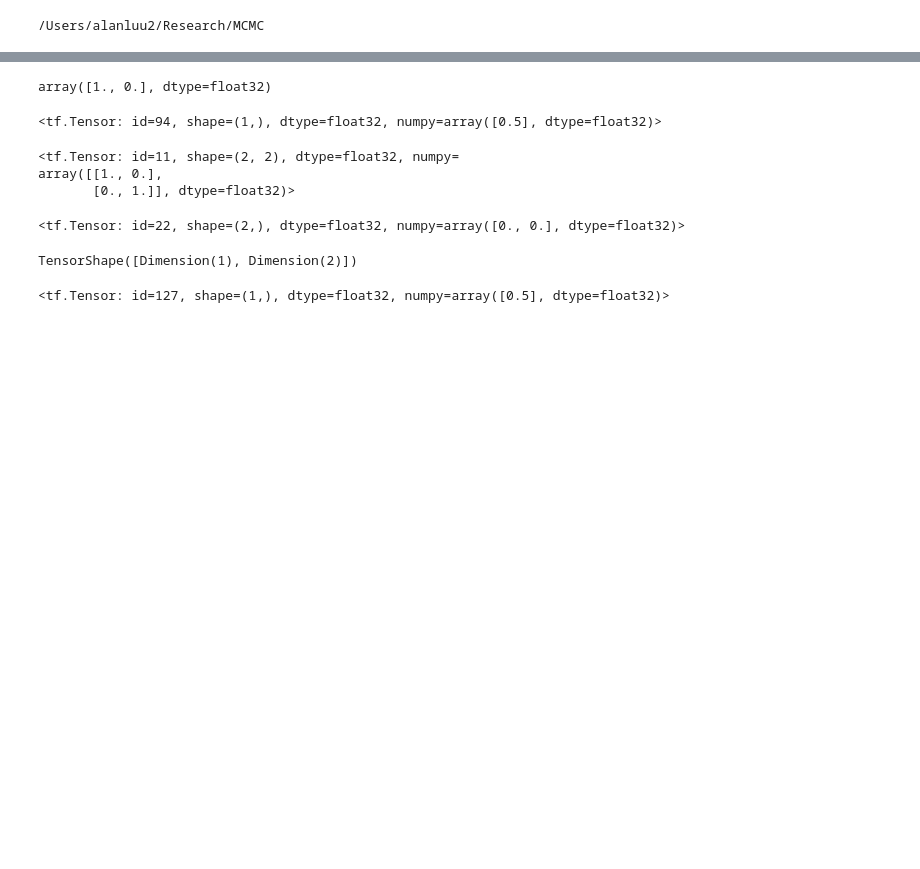
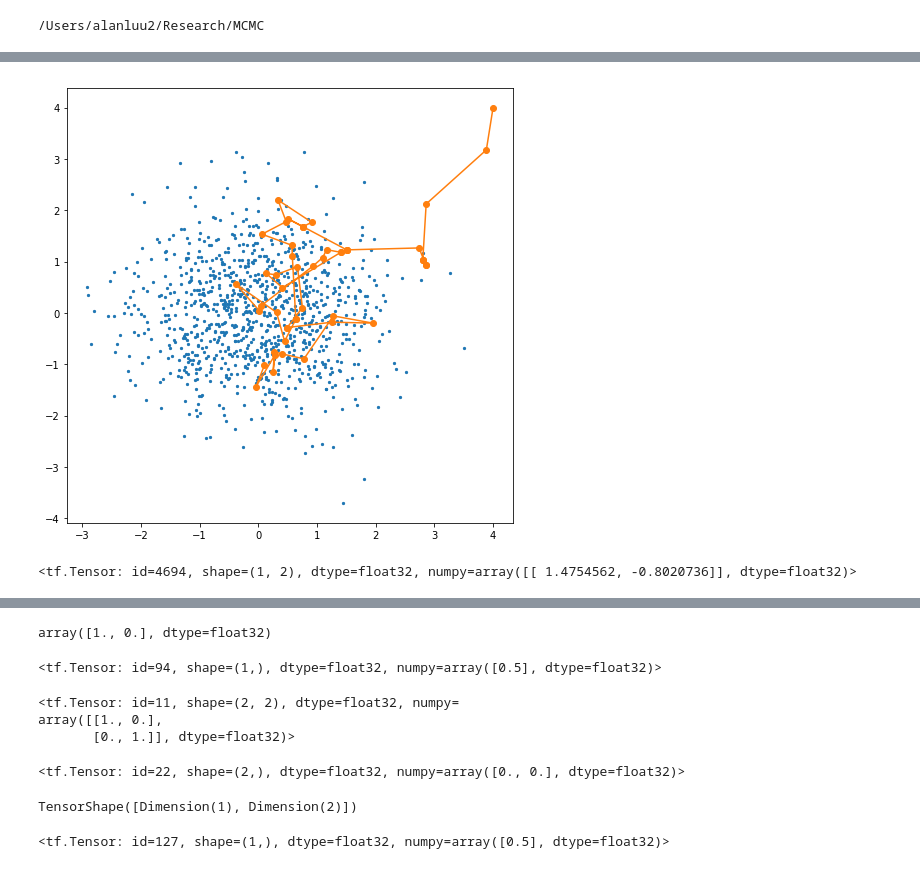
Before and after one commit to alanmluu/MCMC, a Jupyter notebook: notebooks/Untitled.ipynb, the cells around one changed output, grey strips where cells are left out. Cells and saved outputs as stored; diff of their text form; code cells hidden in the pictures; blank space fills up the shorter version.

```diff
--- a/notebooks/Untitled.ipynb
+++ b/notebooks/Untitled.ipynb
@@ -21 +117,5 @@ from utils.walkers import SingleWalker
+# %%
+system.viz_trajectory('hmc')
+# %% [output]
+[figure, added]
 # %%
@@ -27 +123,5 @@ init = tf.constant([[4,4]], dtype='float32')
+# %%
+walker.x
+# %% [output]
+<tf.Tensor: id=4694, shape=(1, 2), dtype=float32, numpy=array([[ 1.4754562, -0.8020736]], dtype=float32)>
 # %%
```
Also changed, not shown: parts of 66 cells of this notebook, 4 other files.
